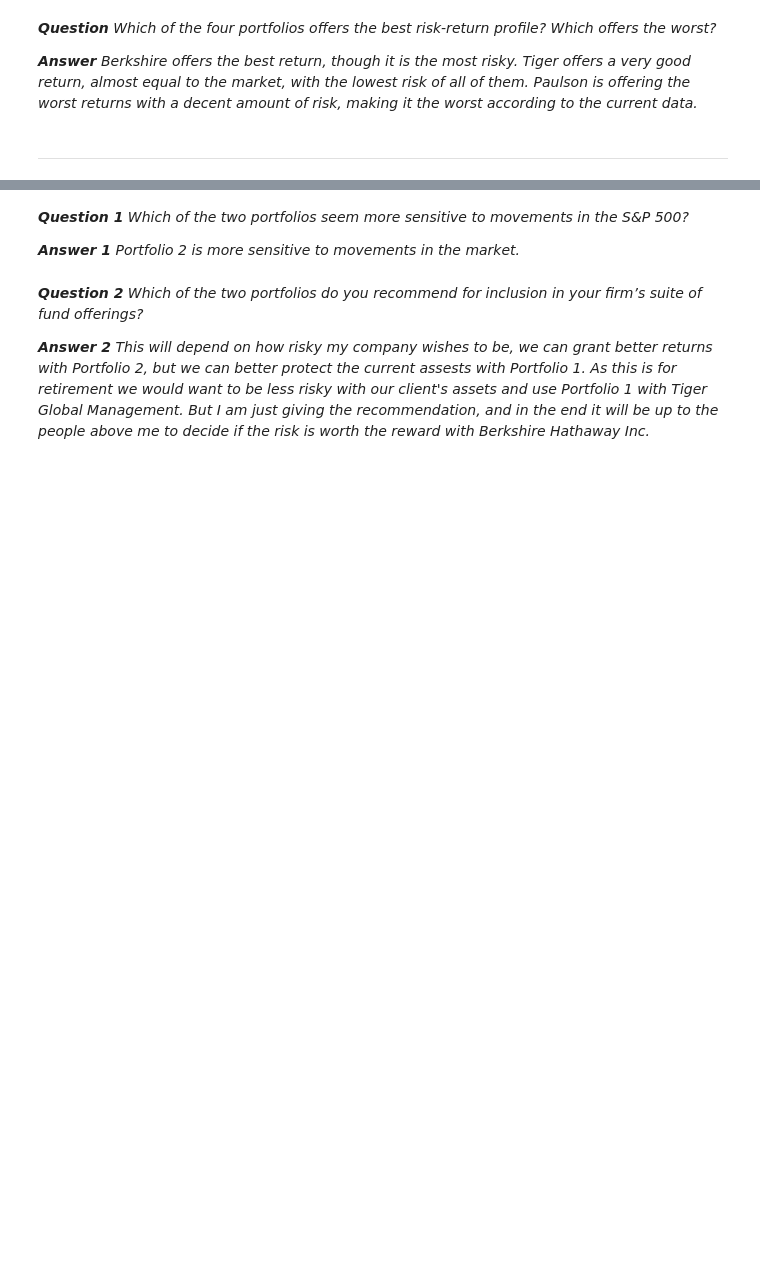
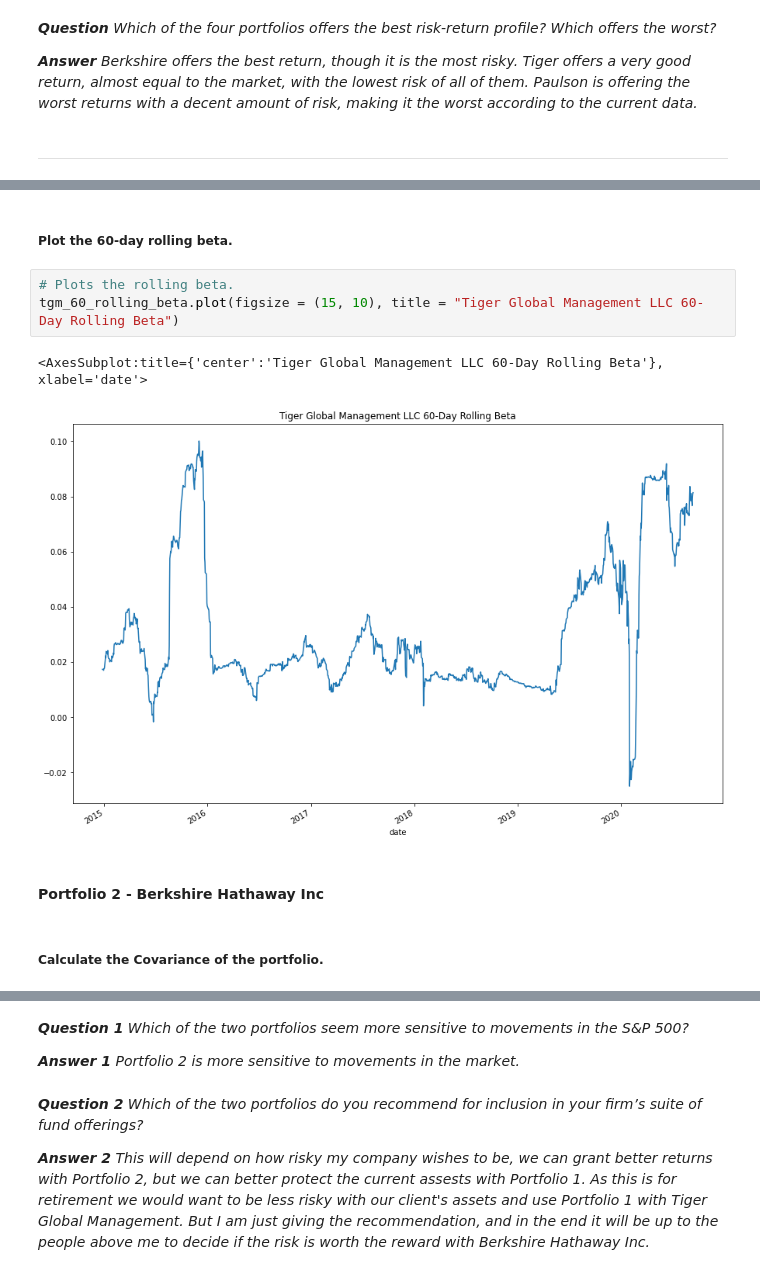
Before and after one commit to MC-Stream/The-Silver-Room, a Jupyter notebook: Module4-C/Starter_Code/risk_return_analysis.ipynb, the cells around one changed output, grey strips where cells are left out. Cells and saved outputs as stored; diff of their text form; blank space fills up the shorter version.

```diff
--- a/Module4-C/Starter_Code/risk_return_analysis.ipynb
+++ b/Module4-C/Starter_Code/risk_return_analysis.ipynb
@@ -629,0 +481,12 @@ bhi_60_rolling_beta.plot(figsize = (15, 10), title = "BHI 60-Day Rolling Beta")
+# %% [markdown]
+##### Plot the 60-day rolling beta.
+# %%
+# Plots the rolling beta.
+tgm_60_rolling_beta.plot(figsize = (15, 10), title = "Tiger Global Management LLC 60-Day Rolling Beta")
+# %% [output]
+<AxesSubplot:title={'center':'Tiger Global Management LLC 60-Day Rolling Beta'}, xlabel='date'>
+[figure, added]
+# %% [markdown]
+#### Portfolio 2 - Berkshire Hathaway Inc
+# %% [markdown]
+##### Calculate the Covariance of the portfolio.
```
Also changed, not shown: parts of 79 cells of this notebook, 1 other file.
